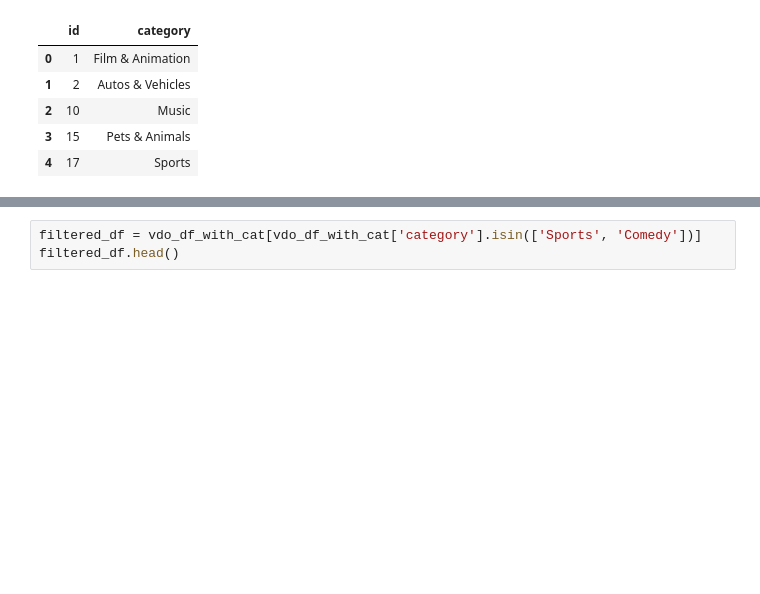
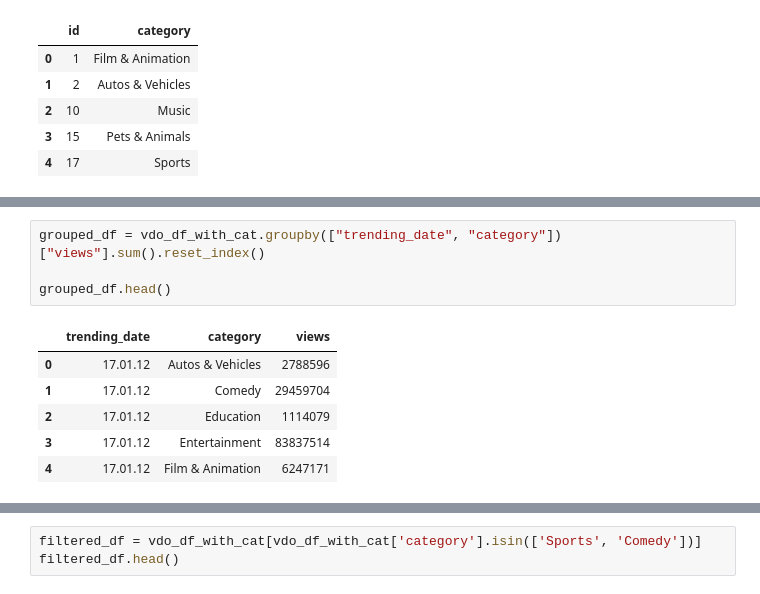
Before and after one commit to bookpanda/2110446-DATA-SCI-ENG, a Jupyter notebook: grader/01_pandas_02_2024s2/test.ipynb, the cells around one changed output, grey strips where cells are left out. Saved outputs shown, nothing was run; the diff lists cells and outputs as text; blank space fills up the shorter version.

```diff
--- a/grader/01_pandas_02_2024s2/test.ipynb
+++ b/grader/01_pandas_02_2024s2/test.ipynb
@@ -54,0 +63,11 @@ vdo_df_with_cat = vdo_df.merge(cat_df, left_on='category_id', right_on='id')
+# %%
+grouped_df = vdo_df_with_cat.groupby(["trending_date", "category"])["views"].sum().reset_index()
+
+grouped_df.head()
+# %% [output]
+|  | trending_date | category | views |
+| 0 | 17.01.12 | Autos & Vehicles | 2788596 |
+| 1 | 17.01.12 | Comedy | 29459704 |
+| 2 | 17.01.12 | Education | 1114079 |
+| 3 | 17.01.12 | Entertainment | 83837514 |
+| 4 | 17.01.12 | Film & Animation | 6247171 |
```
Also changed, not shown: parts of 3 cells of this notebook, 3 other files.
